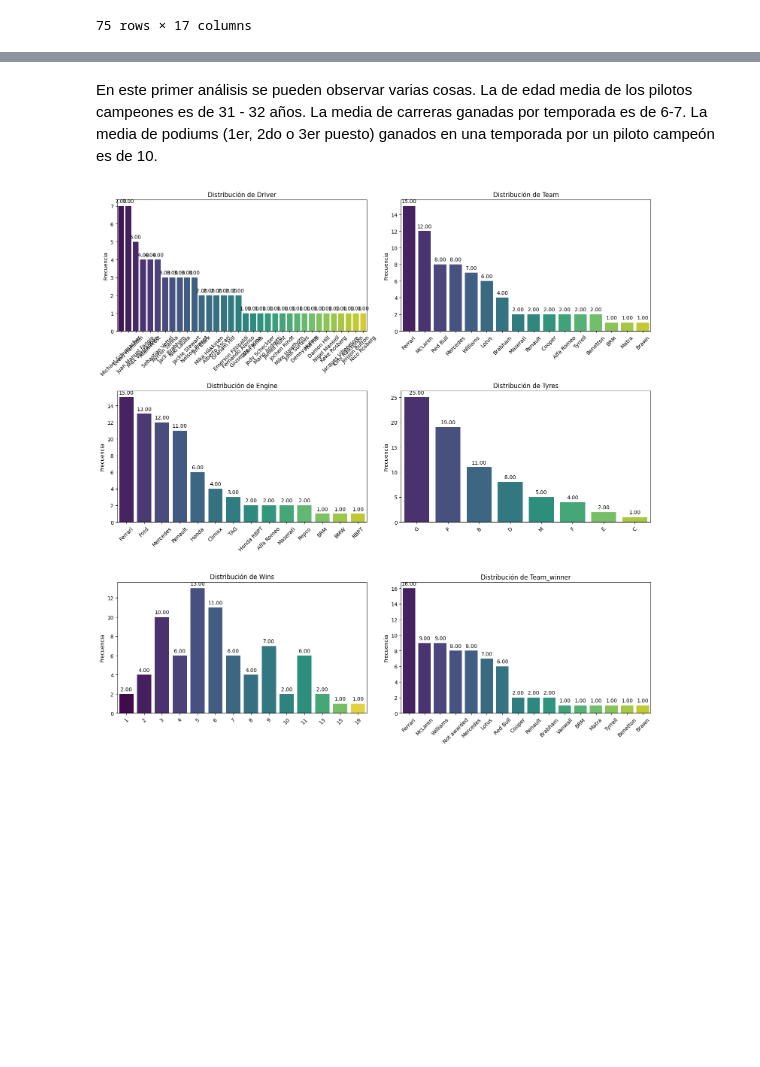
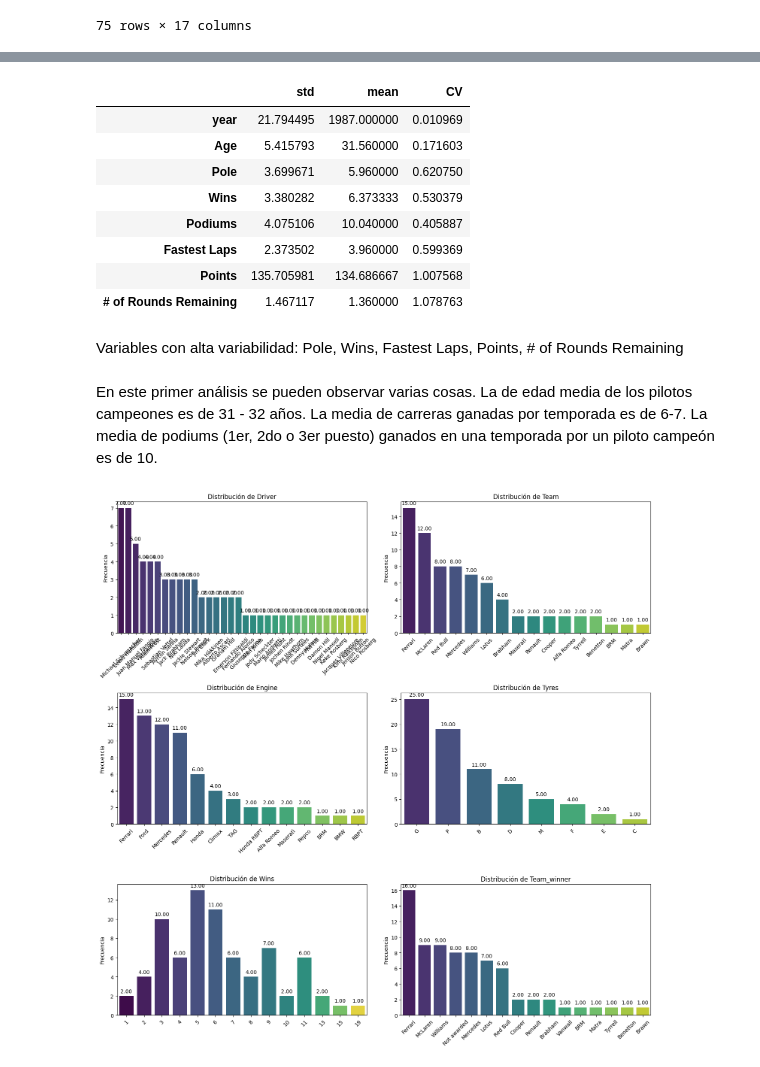
Before and after one commit to jacobo010/EDA_F1_Analysis, a Jupyter notebook: src/notebooks/segundo_notebook.ipynb, the cells around one changed output, grey strips where cells are left out. Saved outputs shown, nothing was run; the diff lists cells and outputs as text; code cells hidden in the pictures; blank space fills up the shorter version.

```diff
--- a/src/notebooks/segundo_notebook.ipynb
+++ b/src/notebooks/segundo_notebook.ipynb
@@ -132,6 +133,25 @@ df_temporadas_f1.describe()
 | 50% | 1987.000000 | 31.000000 | 6.000000 | 6.000000 | 10.000000 | 3.000000 | 73.000000 | 1.000000 |
 | 75% | 2005.500000 | 34.000000 | 9.000000 | 8.500000 | 12.000000 | 6.000000 | 128.000000 | 2.000000 |
 | max | 2024.000000 | 46.000000 | 15.000000 | 19.000000 | 21.000000 | 10.000000 | 575.000000 | 6.000000 |
+# %%
+def variabilidad(df):
+    df_var = df.describe().loc[["std","mean"]].T
+    df_var["CV"] = df_var["std"] / df_var["mean"]
+    return df_var
+
+variabilidad(df_temporadas_f1)
+# %% [output]
+|  | std | mean | CV |
+| year | 21.794495 | 1987.000000 | 0.010969 |
+| Age | 5.415793 | 31.560000 | 0.171603 |
+| Pole | 3.699671 | 5.960000 | 0.620750 |
+| Wins | 3.380282 | 6.373333 | 0.530379 |
+| Podiums | 4.075106 | 10.040000 | 0.405887 |
+| Fastest Laps | 2.373502 | 3.960000 | 0.599369 |
+| Points | 135.705981 | 134.686667 | 1.007568 |
+| # of Rounds Remaining | 1.467117 | 1.360000 | 1.078763 |
+# %% [markdown]
+Variables con alta variabilidad: Pole, Wins, Fastest Laps, Points, # of Rounds Remaining
 # %% [markdown]
 En este primer análisis se pueden observar varias cosas. La de edad media de los pilotos campeones es de 31 - 32 años. La media de carreras ganadas por temporada es de 6-7. La media de podiums (1er, 2do o 3er puesto) ganados en una temporada por un piloto campeón es de 10.
 # %%
```
Also changed, not shown: parts of 15 cells of this notebook.
